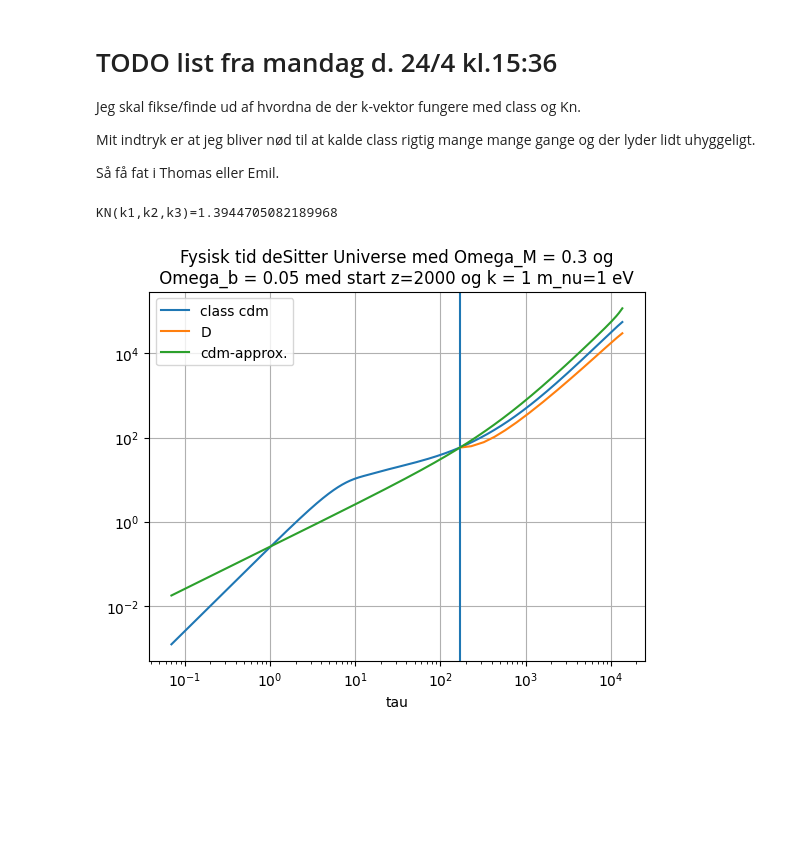
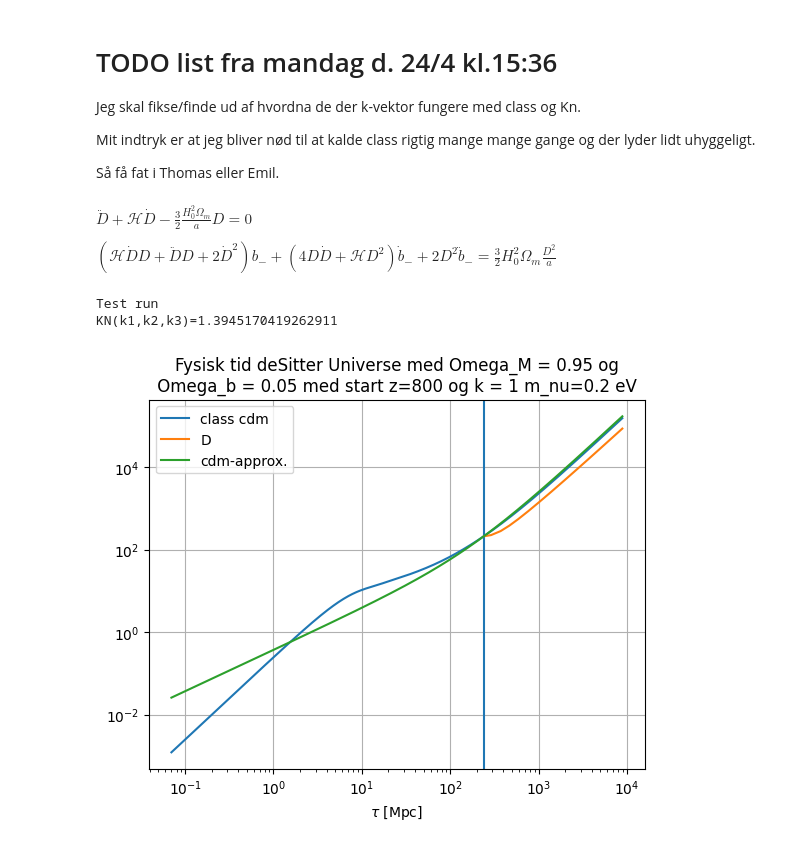
Before and after one commit to eriksteenberg/Power-spectrum-Test, a Jupyter notebook: Bispektrum kode.ipynb, the cells around one changed output. Cells and saved outputs as stored; diff of their text form; code cells hidden in the pictures; blank space fills up the shorter version.

```diff
--- a/Bispektrum kode.ipynb
+++ b/Bispektrum kode.ipynb
@@ -6,6 +6,10 @@ Jeg skal fikse/finde ud af hvordna de der k-vektor fungere med class og Kn.
 Mit indtryk er at jeg bliver nød til at kalde class rigtig mange mange gange og der lyder lidt uhyggeligt.
 
 Så få fat i Thomas eller Emil.
+# %% [markdown]
+$\ddot{D}+\mathcal{H}\dot{D}-\frac{3}{2}\frac{H_0^2\Omega_m}{a}D=0$
+
+$(\mathcal{H}\dot{D}D+\ddot{D}D+2\dot{D}^2)b_-+(4D\dot{D}+\mathcal{H}D^2)\dot{b}_-+2D^2\ddot{b}_-=\frac{3}{2}H_0^2 \Omega_m\frac{D^2}{a}$
 # %%
 #%matplotlib
 from classy import Class
@@ -22,9 +26,9 @@ import numpy as np
 import scipy.special as special
 from time import time
 # %%
-def TEST(kvec=[1],k_ind=0,z=2000,mv_test=1 ,   Omega_M = 0.3,Omega_b=0.05,PLOT_FIGUR=True,div_med_a=False):
+def TEST(kvec=[1],k_ind=0,z=800,mv_test=1 ,   Omega_M = 0.3,Omega_b=0.05,PLOT_FIGUR=True,div_med_a=False):
     # C kode funktions kopier for at jeg nemt og hurtigt kan importere CForm af mathmatica løsningerne.
-
+    Omega_lambda = 1 - Omega_M - Omega_b
     cs_factor = (25*special.zeta(5)/special.zeta(3))**0.5
     cs_factor /= 4
     factor = cs_factor
@@ -102,38 +106,40 @@ def TEST(kvec=[1],k_ind=0,z=2000,mv_test=1 ,   Omega_M = 0.3,Omega_b=0.05,PLOT_F
     start0 = [delta_interp(T0),theta_interp(T0),0,0]
     sol = sc.solve_ivp(Dfunc, t_span = tspan, y0 = start0)
     D = scipy.interpolate.interp1d(sol.t,-sol.y[0])
     b = scipy.interpolate.interp1d(sol.t,-sol.y[2])
     t = sol.t
 
     #plt.loglog(t,D(t),label="D")
     #plt.loglog(t,-b(t),label="b_")
 
     norm = lambda x: np.linalg.norm(x)
 
     def KN(k1,k2,k ,t = t0):
         v = 7/3 * b(t)
         bn = 1
         an = (7-3*v)/14
         return (bn - an) + bn/2 * np.vdot(k1,k2) * (1/norm(k1)**2 + 1/norm(k2)**2) + an * 1/(norm(k1)**2 * norm(k2)**2) * np.vdot(k1,k2)**2
 
     k1 = np.array([1,1,0])
     k2 = np.array([1,0,0])
     k3 = - k1 - k2
 
-    plt.figure()
+    plt.figure(np.random.randint(0,100))
     plt.axvline(T0)
     plt.plot(tau_class,-delta_class,label="class cdm")
-    plt.xlabel("tau")
+    plt.xlabel("$\\tau$ [Mpc]")
     plt.loglog(t,D(t),label="D")
     plt.loglog(tau_class,-delta0/a0*a_class,label="cdm-approx.")
     plt.legend()
     plt.title("Fysisk tid deSitter Universe med Omega_M = %s og\n Omega_b = %s med start z=%s og k = %s m_nu=%s eV " %(Omega_M,Omega_b,z,k,mv_test))
+    print("Test run")
     print(f"{KN(k1,k2,k3)=}")
     plt.grid()
-TEST()
+TEST(Omega_M=0.95,mv_test=0.2)
 # %% [output]
-KN(k1,k2,k3)=1.3944705082189968
+Test run
+KN(k1,k2,k3)=1.3945170419262911
-[figure, old version]
+[figure, new version]
 # %%
 """# i conformal time
 k_ind = 0
```
Also changed, not shown: parts of 1 cell of this notebook.
